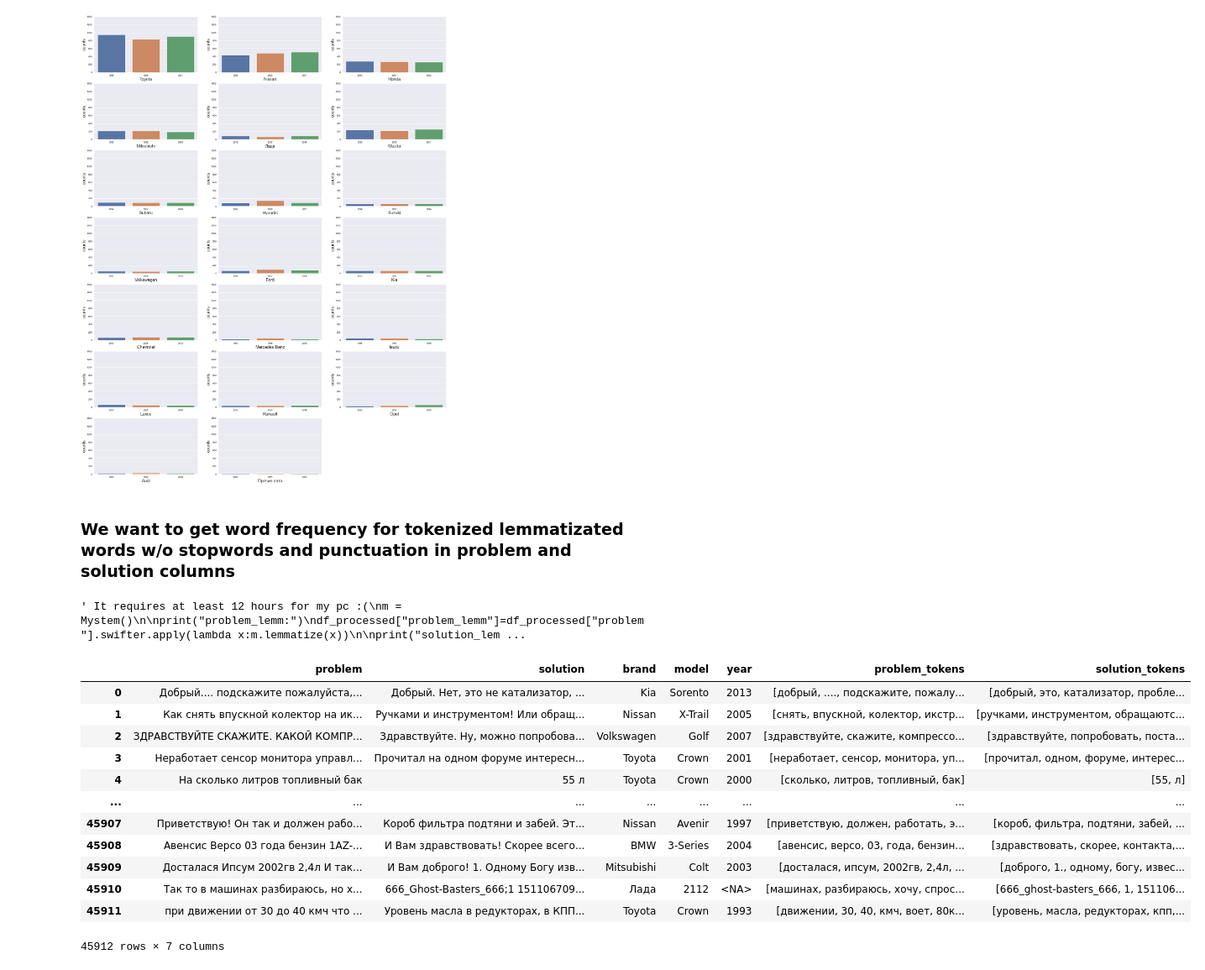
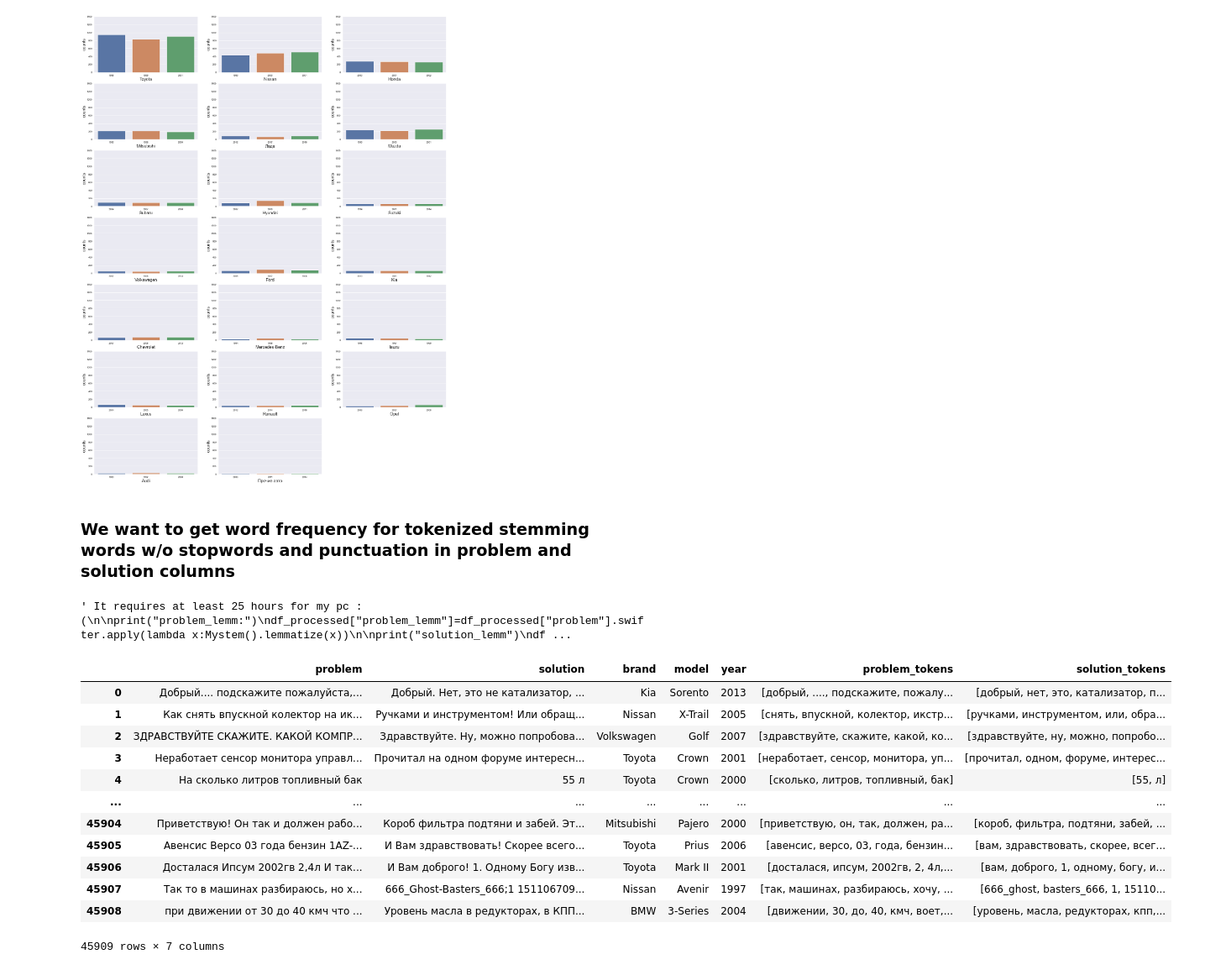
Before and after one commit to Saier00/ChatBotForDrivers, a Jupyter notebook: notebooks/1.0-obd-initial-data-exploration.ipynb, the cells around one changed output. Shown at 84% size. Cells and saved outputs as stored; diff of their text form; code cells hidden in the pictures.

```diff
--- a/notebooks/1.0-obd-initial-data-exploration.ipynb
+++ b/notebooks/1.0-obd-initial-data-exploration.ipynb
@@ -79,8 +81,11 @@ def merge_title_text(x):
 
     if(title==text):
         return text
+    res=text+" "+title
 
-    return text+" "+title
+    if(re.match(r"^\s+$",res)):
+        return np.NaN
+    return res
 
 def merge_comment_texts(x):
     ct=x.comment_texts
@@ -94,6 +99,8 @@ def merge_comment_texts(x):
     for i in range(len(ct)):
         res+=ct[i]+" "
 
+    if(re.match(r"^\s+$",res)):
+        return np.NaN
     return res
 
 df_processed["problem"]=df_processed.apply(merge_title_text,axis=1)
@@ -452,42 +459,45 @@ sns.set(rc={'figure.figsize':(20,15),"font.size":20,"axes.titlesize":20,"axes.la
 # %% [output]
 [figure]
 # %% [markdown]
-<h3>We want to get word frequency for tokenized lemmatizated words w/o stopwords and punctuation in problem and solution columns
+<h3>We want to get word frequency for tokenized stemming words w/o stopwords and punctuation in problem and solution columns
 # %%
 #lemmatization
-''' It requires at least 12 hours for my pc :(
-
-m = Mystem()
+''' It requires at least 25 hours for my pc :(
 
 print("problem_lemm:")
-df_processed["problem_lemm"]=df_processed["problem"].swifter.apply(lambda x:m.lemmatize(x))
+df_processed["problem_lemm"]=df_processed["problem"].swifter.apply(lambda x:Mystem().lemmatize(x))
 
 print("solution_lemm")
-df_processed["solution_lemm"]=df_processed["solution"].swifter.apply(lambda x:m.lemmatize(x))
+df_processed["solution_lemm"]=df_processed["solution"].swifter.apply(lambda x:Mystem().lemmatize(x))
 df_processed
 '''
 # %% [output]
-' It requires at least 12 hours for my pc :(\nm = Mystem()\n\nprint("problem_lemm:")\ndf_processed["problem_lemm"]=df_processed["problem"].swifter.apply(lambda x:m.lemmatize(x))\n\nprint("solution_lem ...
+' It requires at least 25 hours for my pc :(\n\nprint("problem_lemm:")\ndf_processed["problem_lemm"]=df_processed["problem"].swifter.apply(lambda x:Mystem().lemmatize(x))\n\nprint("solution_lemm")\ndf ...
 # %%
 #russian stopwords and punctuation
-stops=set(stopwords.words("russian")+list(string.punctuation))
 
-df_processed["problem_tokens"]=df_processed["problem"].swifter.apply(lambda x:[i for i in word_tokenize(x.lower()) if i not in stops],axis=1)
+#stops=list(stopwords.words("russian"))
+#If we use default russian stopwords, we will clear some of our solution only with words ["да","нет","можно","конечно","эти", "это", "этот", "эта", "так"] and etc.
+stops=["на","и","не","в", "как", "с", "что", "при", "у", "а", "но", "то","кто", "по", "ли", "если", "от", "я"]
 
-df_processed["solution_tokens"]=df_processed["solution"].swifter.apply(lambda x:[i for i in word_tokenize(x.lower()) if i not in stops],axis=1)
+stops_punct=set(stops+list(string.punctuation))
+
+df_processed["problem_tokens"]=df_processed["problem"].swifter.apply(lambda x:[i for i in wordpunct_tokenize(x.lower()) if i not in stops_punct],axis=1)
+
+df_processed["solution_tokens"]=df_processed["solution"].swifter.apply(lambda x:[i for i in wordpunct_tokenize(x.lower()) if i not in stops_punct],axis=1)
 
 df_processed
 # %% [output]
 |  | problem | solution | brand | model | year | problem_tokens | solution_tokens |
-| 0 | Добрый.... подскажите пожалуйста,... | Добрый. Нет, это не катализатор, ... | Kia | Sorento | 2013 | [добрый, ...., подскажите, пожалу... | [добрый, это, катализатор, пробле... |
-| 1 | Как снять впускной колектор на ик... | Ручками и инструментом! Или обращ... | Nissan | X-Trail | 2005 | [снять, впускной, колектор, икстр... | [ручками, инструментом, обращаютс... |
-| 2 | ЗДРАВСТВУЙТЕ СКАЖИТЕ. КАКОЙ КОМПР... | Здравствуйте. Ну, можно попробова... | Volkswagen | Golf | 2007 | [здравствуйте, скажите, компрессо... | [здравствуйте, попробовать, поста... |
+| 0 | Добрый.... подскажите пожалуйста,... | Добрый. Нет, это не катализатор, ... | Kia | Sorento | 2013 | [добрый, ...., подскажите, пожалу... | [добрый, нет, это, катализатор, п... |
+| 1 | Как снять впускной колектор на ик... | Ручками и инструментом! Или обращ... | Nissan | X-Trail | 2005 | [снять, впускной, колектор, икстр... | [ручками, инструментом, или, обра... |
+| 2 | ЗДРАВСТВУЙТЕ СКАЖИТЕ. КАКОЙ КОМПР... | Здравствуйте. Ну, можно попробова... | Volkswagen | Golf | 2007 | [здравствуйте, скажите, какой, ко... | [здравствуйте, ну, можно, попробо... |
 | 3 | Неработает сенсор монитора управл... | Прочитал на одном форуме интересн... | Toyota | Crown | 2001 | [неработает, сенсор, монитора, уп... | [прочитал, одном, форуме, интерес... |
 | 4 | На сколько литров топливный бак | 55 л | Toyota | Crown | 2000 | [сколько, литров, топливный, бак] | [55, л] |
 | ... | ... | ... | ... | ... | ... | ... | ... |
-| 45907 | Приветствую! Он так и должен рабо... | Короб фильтра подтяни и забей. Эт... | Nissan | Avenir | 1997 | [приветствую, должен, работать, э... | [короб, фильтра, подтяни, забей, ... |
-| 45908 | Авенсис Версо 03 года бензин 1AZ-... | И Вам здравствовать! Скорее всего... | BMW | 3-Series | 2004 | [авенсис, версо, 03, года, бензин... | [здравствовать, скорее, контакта,... |
-| 45909 | Досталася Ипсум 2002гв 2,4л И так... | И Вам доброго! 1. Одному Богу изв... | Mitsubishi | Colt | 2003 | [досталася, ипсум, 2002гв, 2,4л, ... | [доброго, 1., одному, богу, извес... |
-| 45910 | Так то в машинах разбираюсь, но х... | 666_Ghost-Basters_666;1 151106709... | Лада | 2112 | <NA> | [машинах, разбираюсь, хочу, спрос... | [666_ghost-basters_666, 1, 151106... |
-| 45911 | при движении от 30 до 40 кмч что ... | Уровень масла в редукторах, в КПП... | Toyota | Crown | 1993 | [движении, 30, 40, кмч, воет, 80к... | [уровень, масла, редукторах, кпп,... |
+| 45904 | Приветствую! Он так и должен рабо... | Короб фильтра подтяни и забей. Эт... | Mitsubishi | Pajero | 2000 | [приветствую, он, так, должен, ра... | [короб, фильтра, подтяни, забей, ... |
+| 45905 | Авенсис Версо 03 года бензин 1AZ-... | И Вам здравствовать! Скорее всего... | Toyota | Prius | 2006 | [авенсис, версо, 03, года, бензин... | [вам, здравствовать, скорее, всег... |
+| 45906 | Досталася Ипсум 2002гв 2,4л И так... | И Вам доброго! 1. Одному Богу изв... | Toyota | Mark II | 2001 | [досталася, ипсум, 2002гв, 2, 4л,... | [вам, доброго, 1, одному, богу, и... |
+| 45907 | Так то в машинах разбираюсь, но х... | 666_Ghost-Basters_666;1 151106709... | Nissan | Avenir | 1997 | [так, машинах, разбираюсь, хочу, ... | [666_ghost, basters_666, 1, 15110... |
+| 45908 | при движении от 30 до 40 кмч что ... | Уровень масла в редукторах, в КПП... | BMW | 3-Series | 2004 | [движении, 30, до, 40, кмч, воет,... | [уровень, масла, редукторах, кпп,... |
-45912 rows × 7 columns
+45909 rows × 7 columns
```
Also changed, not shown: parts of 16 cells of this notebook, 1 other file.
